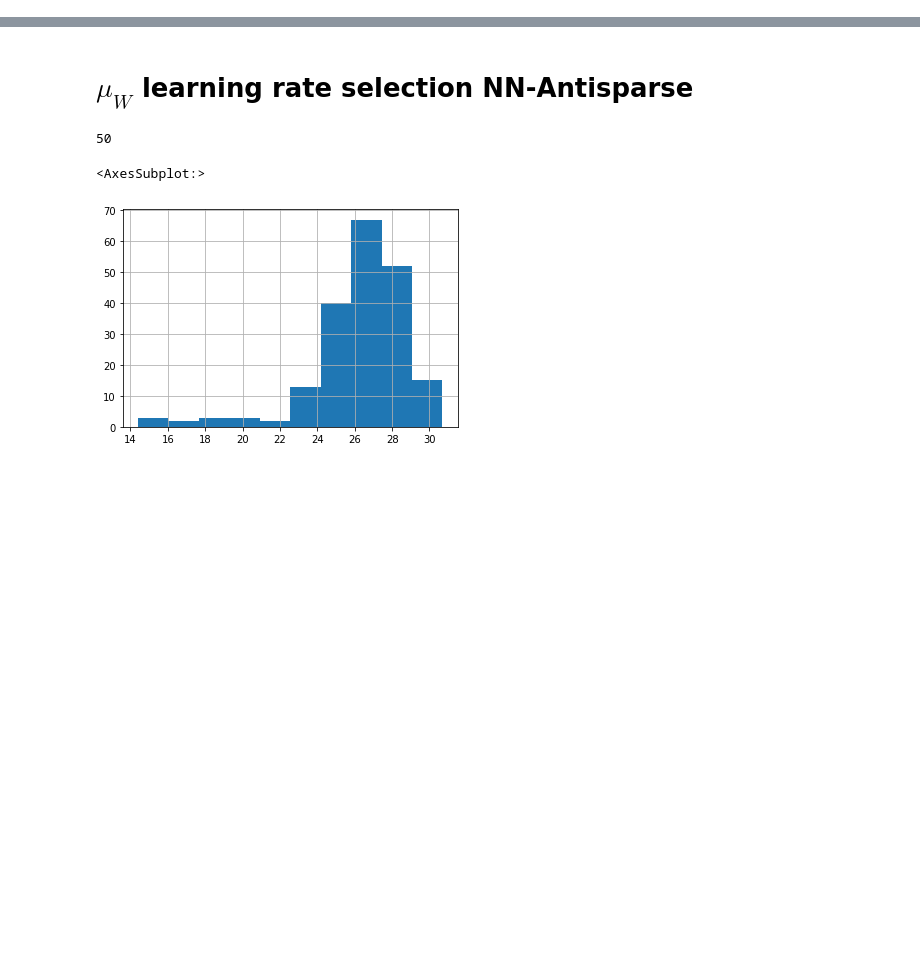
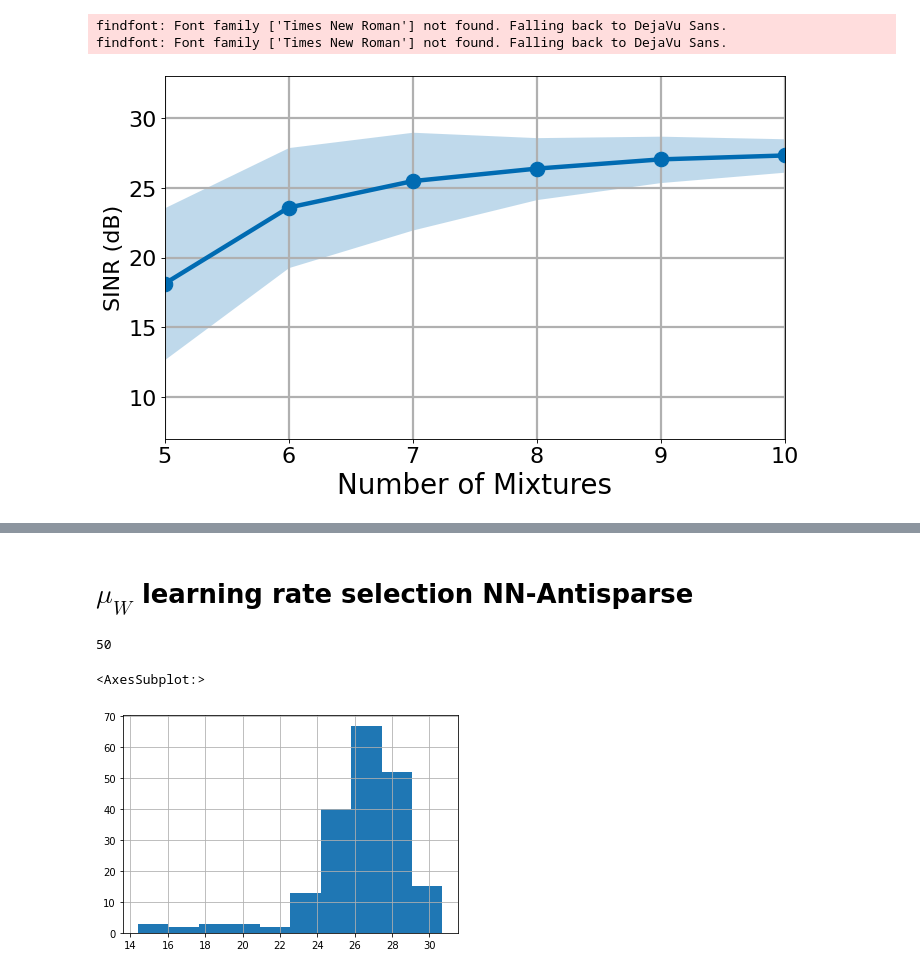
Before and after one commit to BariscanBozkurt/Biologically-Plausible-Correlative-Information-Maximization-for-Blind-Source-Separation, a Jupyter notebook: Simulations/AnalyzeSimulationResultsFinal/PlotSimulationResults_AblationStudies.ipynb, the cells around one changed output, grey strips where cells are left out. Saved outputs shown, nothing was run; the diff lists cells and outputs as text; code cells hidden in the pictures; blank space fills up the shorter version.

```diff
--- a/Simulations/AnalyzeSimulationResultsFinal/PlotSimulationResults_AblationStudies.ipynb
+++ b/Simulations/AnalyzeSimulationResultsFinal/PlotSimulationResults_AblationStudies.ipynb
@@ -13,0 +65,3 @@ from visualization_utils import perc, SetPlotRC, ApplyFont
+# %%
+df_nmixtures_results = pd.read_pickle(r"../Results/simulation_results_nnantisparse_nmixturesV1.pkl")
+df_nmixtures_results = df_nmixtures_results.loc[df_nmixtures_results['trial'] != 7]
@@ -13,0 +80,35 @@ from visualization_utils import perc, SetPlotRC, ApplyFont
+# %%
+data= []
+nmixtures_list = [5, 6, 7, 8, 9, 10]
+for nmixtures_list__ in nmixtures_list:
+    data.append(df_nmixtures_results.loc[df_nmixtures_results['NMixtures'] == nmixtures_list__]['SINR'].values.tolist())
+
+data = np.stack(data, axis = 1)
+
+# compute the mean, 25/75 percentiles, and standard deviation
+mean_, perc_25, perc_75, std_data = perc(data)
+
+SINRresults = df_nmixtures_results[['NMixtures', 'SINR']].groupby(['NMixtures']).agg({'NMixtures':'size', 'SINR':'mean'}).rename(columns={'NMixtures':'count','SINR':'SINR'}).reset_index()
+
+nmixtures_list = np.array(SINRresults['NMixtures'].values, dtype = np.float64)
+SINR = np.array(SINRresults['SINR'].values, dtype = np.float64)
+
+SetPlotRC()
+fh2=plt.figure(figsize=(10, 6), dpi=80)
+plt.plot(nmixtures_list, SINR,"-o", linewidth=4, markersize = 13,color='#006BB2')
+plt.fill_between(nmixtures_list,  SINR + std_data, SINR - std_data, alpha=0.25, linewidth=0, color='#006BB2')
+plt.grid()
+plt.xlabel("Number of Mixtures",fontsize=25)
+plt.ylabel("SINR (dB)",fontsize=25)
+
+plt.grid(linewidth=2)
+plt.xticks(nmixtures_list, ["5", "6", "7", "8", "9", "10"])
+plt.xticks(fontsize=20)
+plt.yticks(fontsize=20)
+plt.axis([5, 10,7,33])
+
+ApplyFont(plt.gca())
+# %% [output]
+findfont: Font family ['Times New Roman'] not found. Falling back to DejaVu Sans.
+findfont: Font family ['Times New Roman'] not found. Falling back to DejaVu Sans.
+[figure, added]
```
Also changed, not shown: parts of 6 cells of this notebook, 20 other files.
